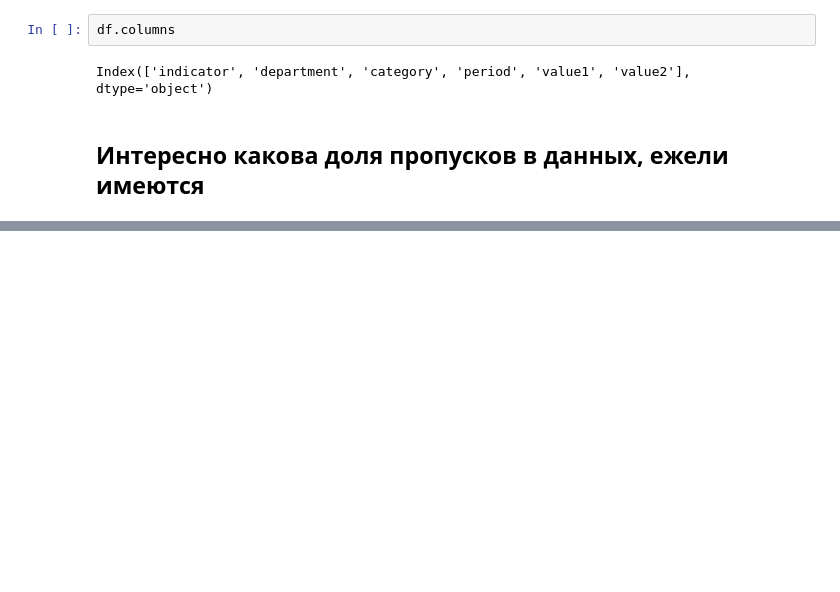
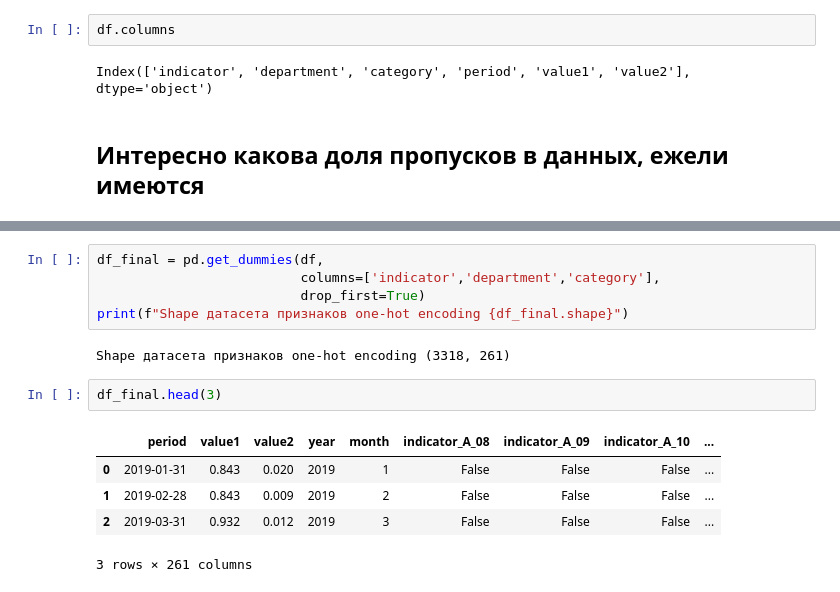
Before and after one commit to INLAE/light-research, a Jupyter notebook: EDA.ipynb, the cells around one changed output, grey strips where cells are left out. Cells and saved outputs as stored; diff of their text form; blank space fills up the shorter version.

```diff
--- a/EDA.ipynb
+++ b/EDA.ipynb
@@ -111,0 +197,15 @@ Index(['indicator', 'department', 'category', 'period', 'value1', 'value2'], dty
+# %%
+df_final = pd.get_dummies(df,
+                          columns=['indicator','department','category'],
+                          drop_first=True)
+print(f"Shape датасета признаков one-hot encoding {df_final.shape}")
+# %% [output]
+Shape датасета признаков one-hot encoding (3318, 261)
+# %%
+df_final.head(3)
+# %% [output]
+|  | period | value1 | value2 | year | month | indicator_А_08 | indicator_А_09 | indicator_А_10 | ... |
+| 0 | 2019-01-31 | 0.843 | 0.020 | 2019 | 1 | False | False | False | ... |
+| 1 | 2019-02-28 | 0.843 | 0.009 | 2019 | 2 | False | False | False | ... |
+| 2 | 2019-03-31 | 0.932 | 0.012 | 2019 | 3 | False | False | False | ... |
+3 rows × 261 columns
```
Also changed, not shown: parts of 32 cells of this notebook.
